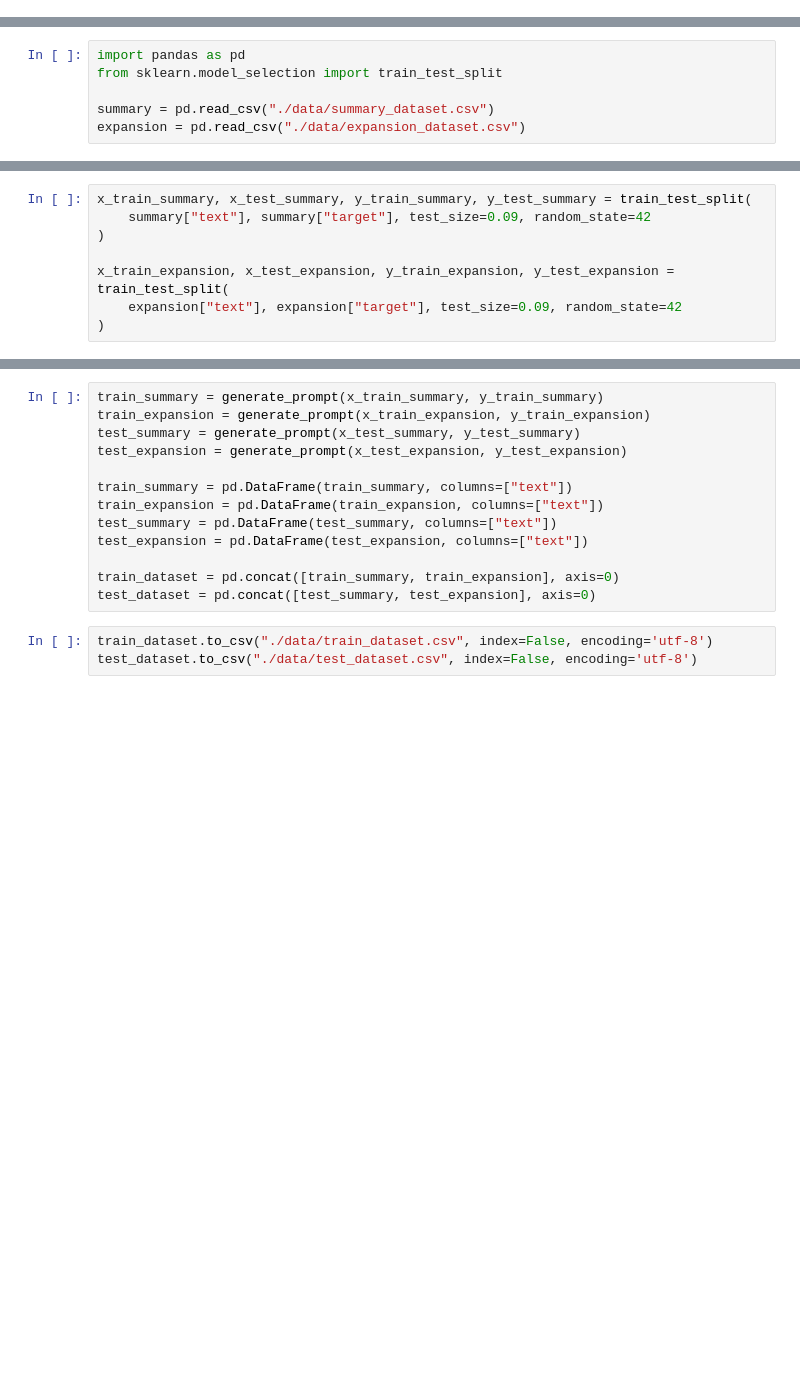
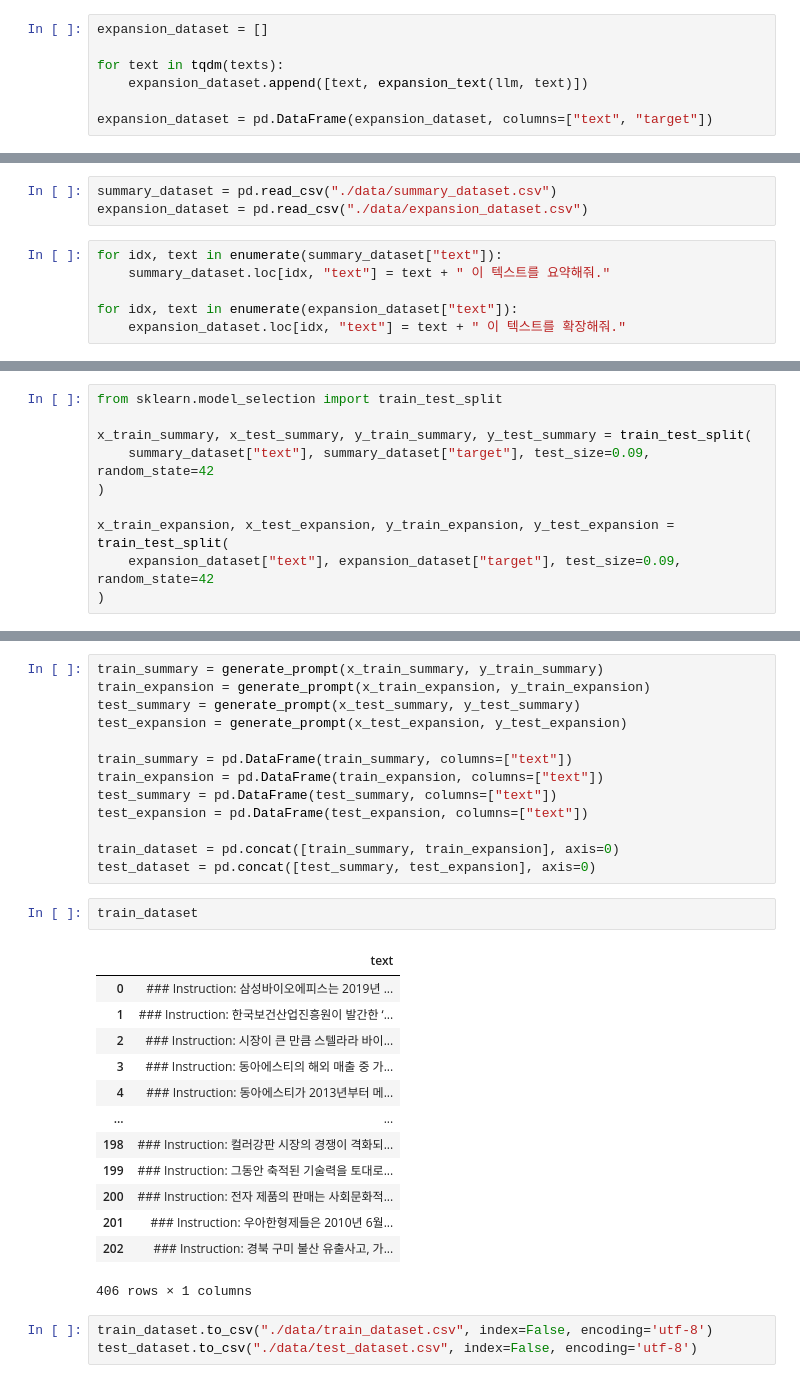
Before and after one commit to greatsangho/SKN05-FINAL-3TEAM, a Jupyter notebook: model/fine_tuning/dataset.ipynb, the cells around one changed output, grey strips where cells are left out. Cells and saved outputs as stored; diff of their text form; blank space fills up the shorter version.

Commit message:
data version 7.

```diff
--- a/model/fine_tuning/dataset.ipynb
+++ b/model/fine_tuning/dataset.ipynb
@@ -255,0 +281,7 @@ CSV file './data/texts.csv' has been saved successfully!
+# %%
+expansion_dataset = []
+
+for text in tqdm(texts):
+    expansion_dataset.append([text, expansion_text(llm, text)])
+
+expansion_dataset = pd.DataFrame(expansion_dataset, columns=["text", "target"])
@@ -256,6 +291,9 @@ CSV file './data/texts.csv' has been saved successfully!
 # %%
-import pandas as pd
-from sklearn.model_selection import train_test_split
-
-summary = pd.read_csv("./data/summary_dataset.csv")
-expansion = pd.read_csv("./data/expansion_dataset.csv")
+summary_dataset = pd.read_csv("./data/summary_dataset.csv")
+expansion_dataset = pd.read_csv("./data/expansion_dataset.csv")
+# %%
+for idx, text in enumerate(summary_dataset["text"]):
+    summary_dataset.loc[idx, "text"] = text + " 이 텍스트를 요약해줘."
+
+for idx, text in enumerate(expansion_dataset["text"]):
+    expansion_dataset.loc[idx, "text"] = text + " 이 텍스트를 확장해줘."
@@ -262,10 +303,12 @@ expansion = pd.read_csv("./data/expansion_dataset.csv")
 # %%
+from sklearn.model_selection import train_test_split
+
 x_train_summary, x_test_summary, y_train_summary, y_test_summary = train_test_split(
-    summary["text"], summary["target"], test_size=0.09, random_state=42
+    summary_dataset["text"], summary_dataset["target"], test_size=0.09, random_state=42
 )
 
 x_train_expansion, x_test_expansion, y_train_expansion, y_test_expansion = train_test_split(
-    expansion["text"], expansion["target"], test_size=0.09, random_state=42
+    expansion_dataset["text"], expansion_dataset["target"], test_size=0.09, random_state=42
 )
 # %%
 x_train_summary = pd.DataFrame(x_train_summary)
@@ -297,6 +340,22 @@ test_expansion = pd.DataFrame(test_expansion, columns=["text"])
 
 train_dataset = pd.concat([train_summary, train_expansion], axis=0)
 test_dataset = pd.concat([test_summary, test_expansion], axis=0)
+# %%
+train_dataset
+# %% [output]
+|  | text |
+| 0 | ### Instruction: 삼성바이오에피스는 2019년 ... |
+| 1 | ### Instruction: 한국보건산업진흥원이 발간한 ‘... |
+| 2 | ### Instruction: 시장이 큰 만큼 스텔라라 바이... |
+| 3 | ### Instruction: 동아에스티의 해외 매출 중 가... |
+| 4 | ### Instruction: 동아에스티가 2013년부터 메... |
+| ... | ... |
+| 198 | ### Instruction: 컬러강판 시장의 경쟁이 격화되... |
+| 199 | ### Instruction: 그동안 축적된 기술력을 토대로... |
+| 200 | ### Instruction: 전자 제품의 판매는 사회문화적... |
+| 201 | ### Instruction: 우아한형제들은 2010년 6월... |
+| 202 | ### Instruction: 경북 구미 불산 유출사고, 가... |
+406 rows × 1 columns
 # %%
 train_dataset.to_csv("./data/train_dataset.csv", index=False, encoding='utf-8')
 test_dataset.to_csv("./data/test_dataset.csv", index=False, encoding='utf-8')
```
Also changed, not shown: parts of 6 cells of this notebook, 5 other files.
